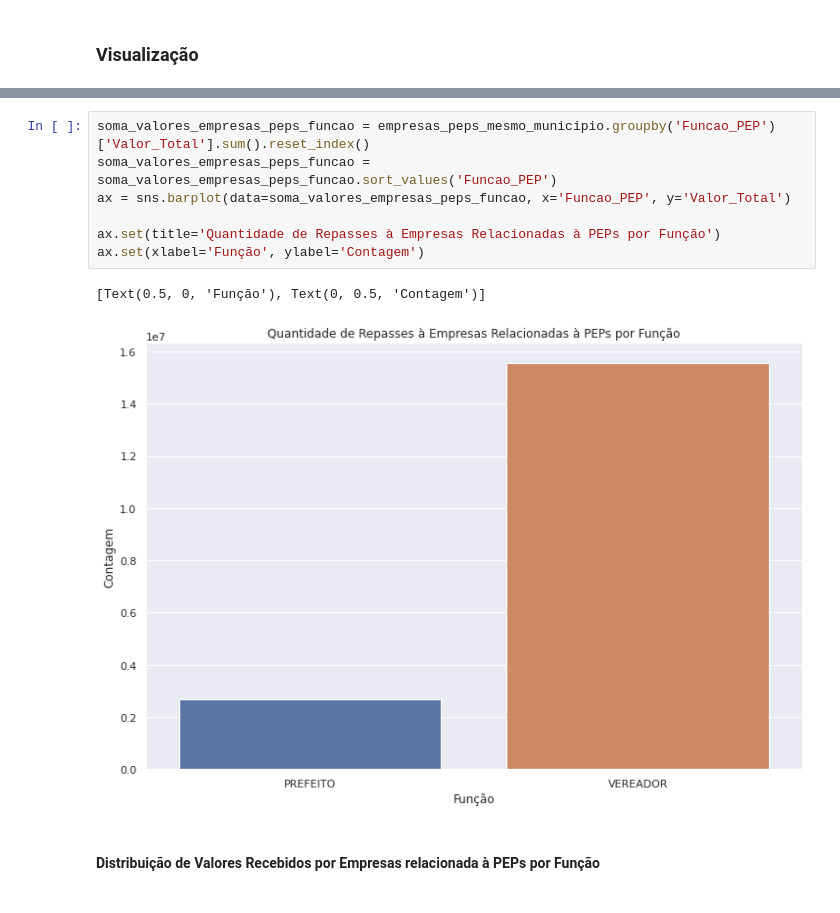
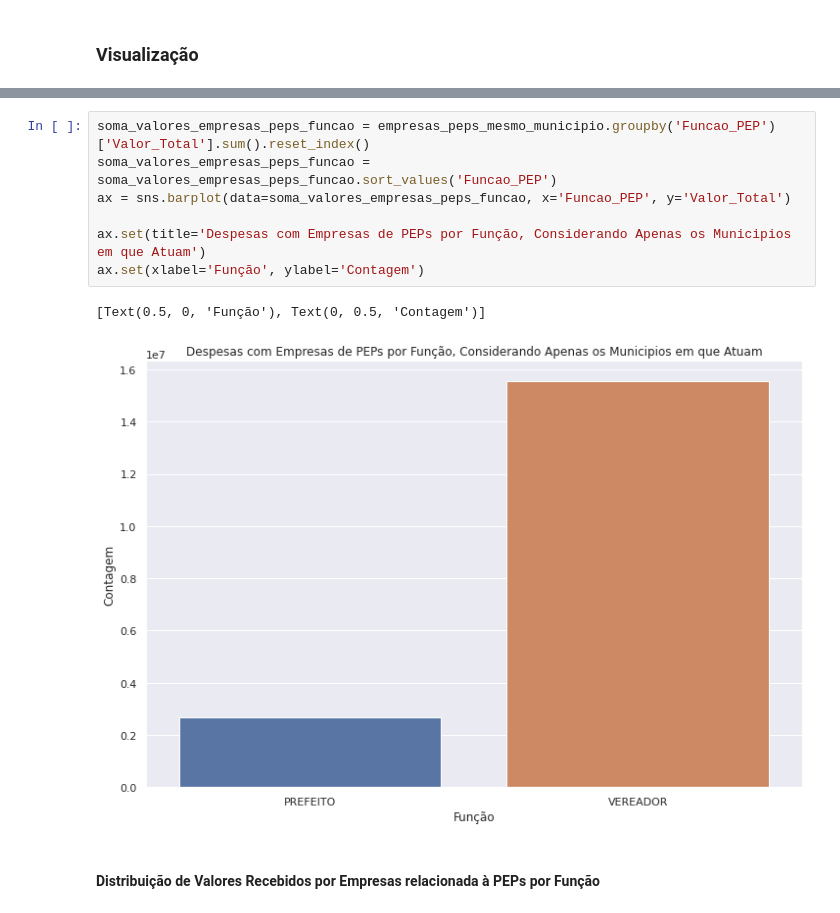
Before and after one commit to AlanTaranti/trabalho-curso-controle-social-grupo-6, a Jupyter notebook: Trabalho de Conformidade do Curso de Dados Abertos para Controle Social.ipynb, the cells around one changed output, grey strips where cells are left out. Drawn from its saved outputs; the diff is of its cells as text.

```diff
--- a/Trabalho de Conformidade do Curso de Dados Abertos para Controle Social.ipynb
+++ b/Trabalho de Conformidade do Curso de Dados Abertos para Controle Social.ipynb
@@ -609,13 +609,13 @@ ax.set(xlabel='Função', ylabel='Contagem')
 # %%
 soma_valores_empresas_peps_funcao = empresas_peps_mesmo_municipio.groupby('Funcao_PEP')['Valor_Total'].sum().reset_index()
 soma_valores_empresas_peps_funcao = soma_valores_empresas_peps_funcao.sort_values('Funcao_PEP')
 ax = sns.barplot(data=soma_valores_empresas_peps_funcao, x='Funcao_PEP', y='Valor_Total')
 
-ax.set(title='Quantidade de Repasses à Empresas Relacionadas à PEPs por Função')
+ax.set(title='Despesas com Empresas de PEPs por Função, Considerando Apenas os Municipios em que Atuam')
 ax.set(xlabel='Função', ylabel='Contagem')
 # %% [output]
 [Text(0.5, 0, 'Função'), Text(0, 0.5, 'Contagem')]
-[figure, old version]
+[figure, new version]
 # %% [markdown]
 #### Distribuição de Valores Recebidos por Empresas relacionada à PEPs por Função
 # %%
```
Also changed, not shown: parts of 27 cells of this notebook.
